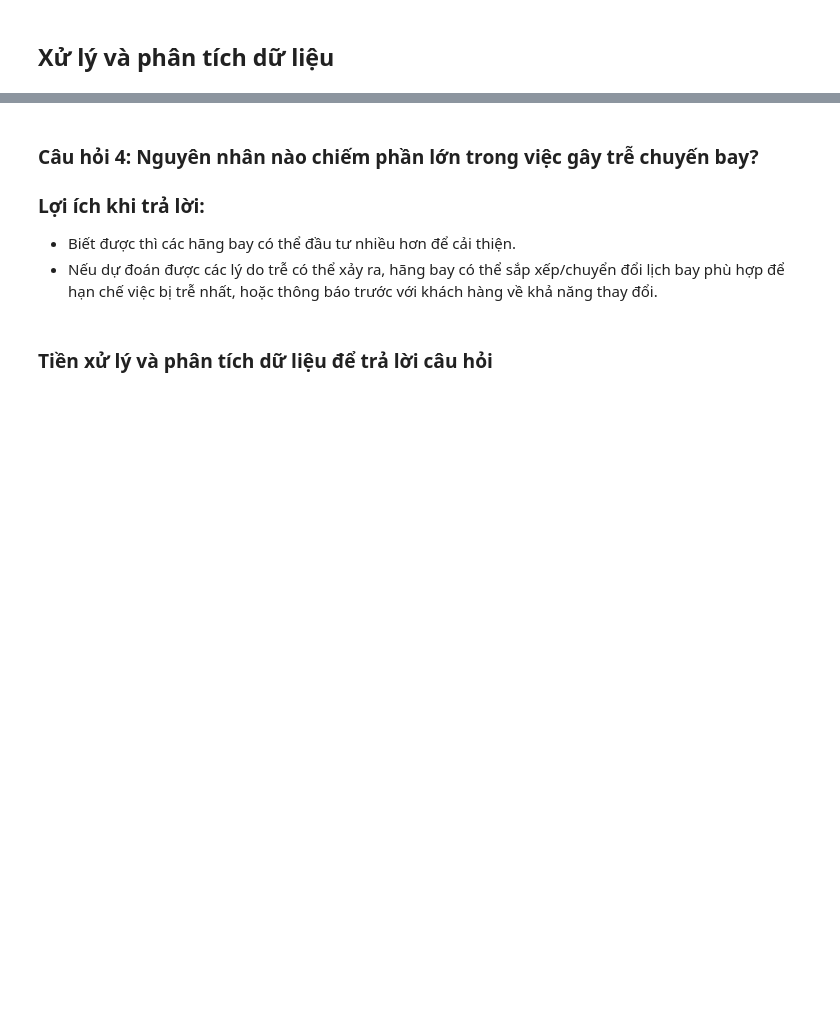
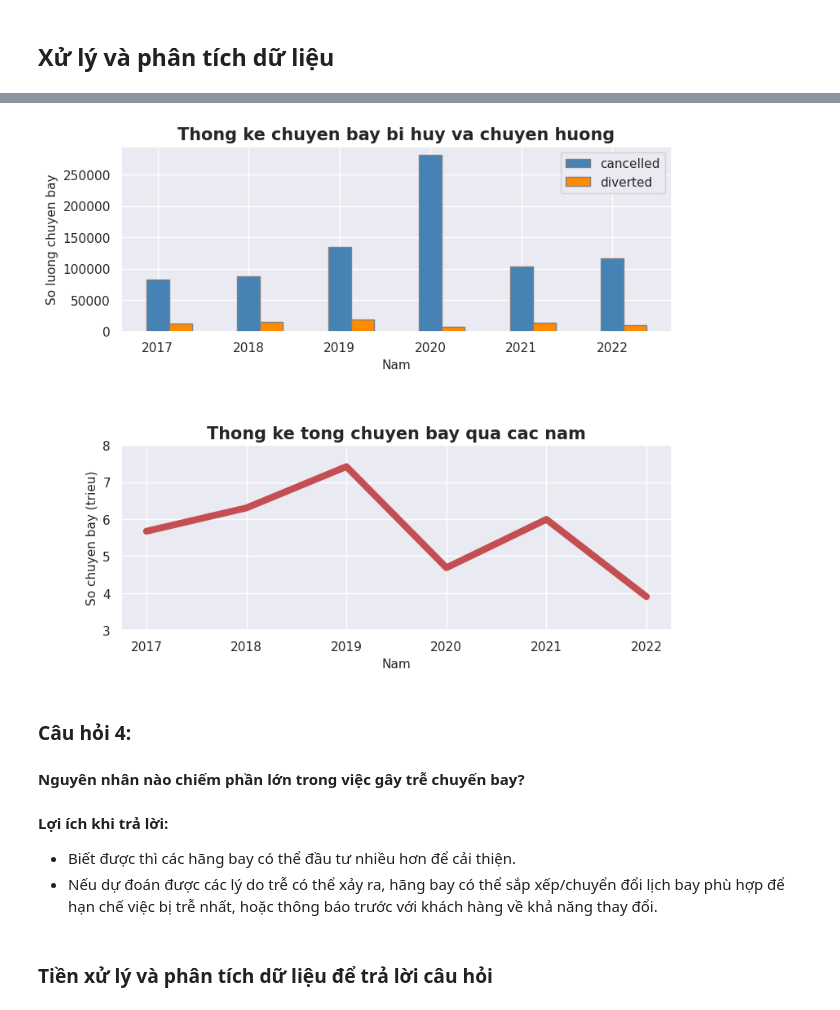
Before and after one commit to anhtran-20/ProDS_TH_Project, a Jupyter notebook: Xử_Lý_Dữ_Liệu.ipynb, the cells around one changed output, grey strips where cells are left out. Drawn from its saved outputs; the diff is of its cells as text; code cells hidden in the pictures; blank space fills up the shorter version.

```diff
--- a/Xử_Lý_Dữ_Liệu.ipynb
+++ b/Xử_Lý_Dữ_Liệu.ipynb
@@ -102,0 +129,4 @@ a['late_aircraft_ct'].sum()
+# %%
+data=copy.deepcopy(df)
+sub_data=data[['year','arr_flights','arr_cancelled','arr_diverted']]
+sub_data
@@ -103,6 +197,42 @@ a['late_aircraft_ct'].sum()
+# %%
+# set width of bar
+barWidth = 0.25
+list_year=['2017', '2018', '2019', '2020', '2021','2022']
+
+figure, axis = plt.subplots(2, 1,figsize =(9, 8))
+# set height of bar
+cancelled=sub_data['arr_cancelled']
+diverted=sub_data['arr_diverted']
+
+# Set position of bar on X axis
+br1 = list(set(data['year']))
+br2 = [x + barWidth for x in br1]
+
+# Make the plot
+axis[0].bar(br1, cancelled, color ='steelblue', width = barWidth, edgecolor ='grey', label ='cancelled')
+axis[0].bar(br2, diverted, color ='darkorange', width = barWidth, edgecolor ='grey', label ='diverted')
+
+# Adding Xticks
+axis[0].set_title('Thong ke chuyen bay bi huy va chuyen huong', fontweight ='bold', fontsize = 15)
+axis[0].set_xlabel('Nam', fontsize = 11)
+axis[0].set_ylabel('So luong chuyen bay', fontsize = 11)
+
+axis[1].set_title('Thong ke tong chuyen bay qua cac nam', fontweight ='bold', fontsize = 15)
+axis[1].set_ylabel('So chuyen bay (trieu)', fontsize = 11)
+axis[1].set_xlabel('Nam', fontsize = 11)
+
+axis[1].plot(br1,sub_data['arr_flights']/10**6,color='r',linewidth = 6)
+axis[1].set_ylim(3,8)
+axis[0].legend()
+figure.tight_layout(pad=4.0)
+
+plt.show()
+# %% [output]
+[figure, added]
 # %% [markdown]
-### Câu hỏi 4: Nguyên nhân nào chiếm phần lớn trong việc gây trễ chuyến bay?
-### Lợi ích khi trả lời:
+### Câu hỏi 4:
+#### Nguyên nhân nào chiếm phần lớn trong việc gây trễ chuyến bay?
+#### Lợi ích khi trả lời:
 - Biết được thì các hãng bay có thể đầu tư nhiều hơn để cải thiện.
 - Nếu dự đoán được các lý do trễ có thể xảy ra, hãng bay có thể sắp xếp/chuyển đổi lịch bay phù hợp để hạn chế việc bị trễ nhất, hoặc thông báo trước với khách hàng về khả năng thay đổi.
 # %% [markdown]
```
Also changed, not shown: parts of 15 cells of this notebook.
